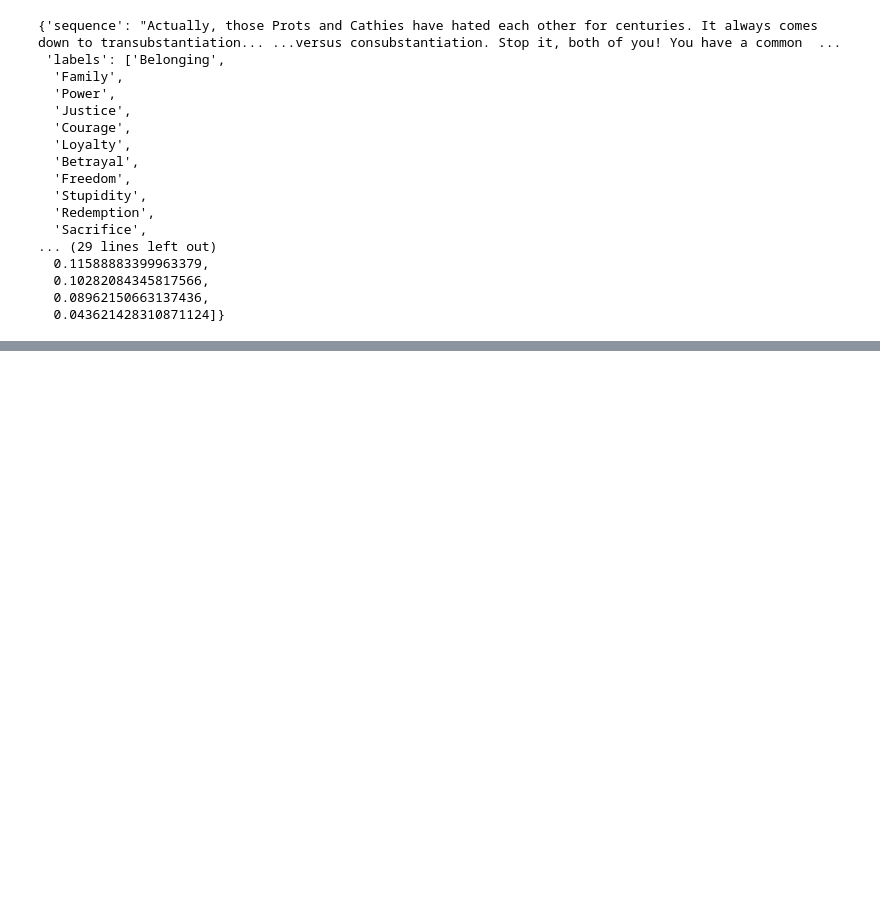
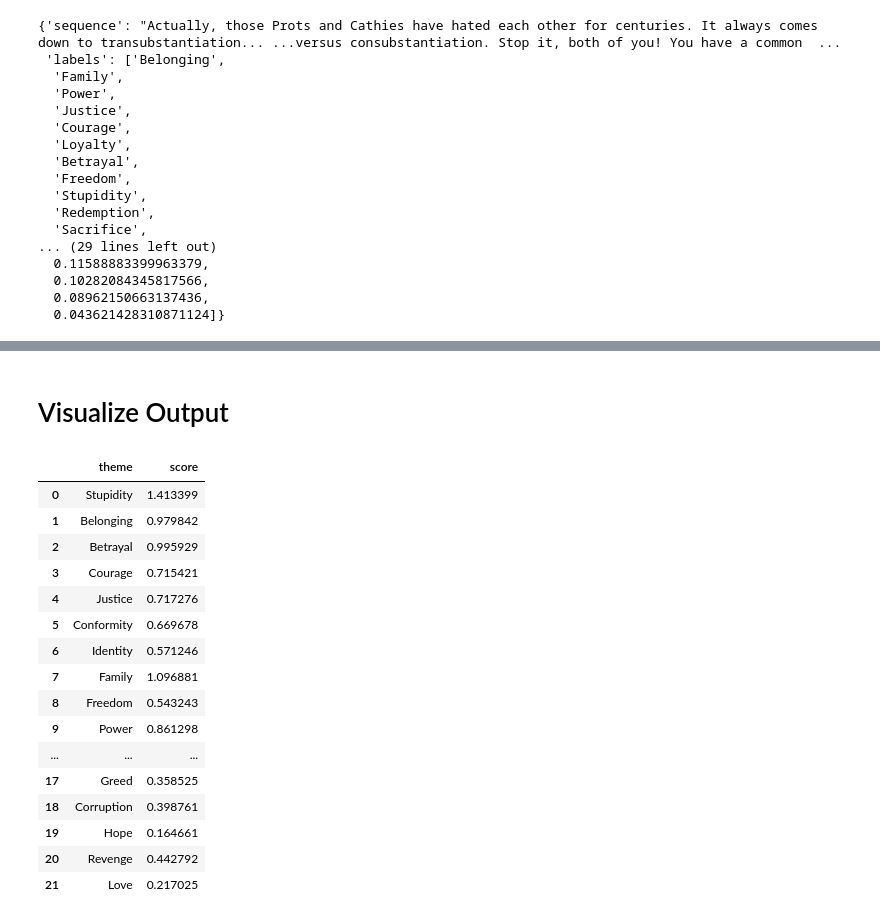
Before and after one commit to jamesbcn/the-simpsons-ai-analysis, a Jupyter notebook: theme_classifier/theme_classification_development.ipynb, the cells around one changed output, grey strips where cells are left out. Saved outputs shown, nothing was run; the diff lists cells and outputs as text; code cells hidden in the pictures; blank space fills up the shorter version.

```diff
--- a/theme_classifier/theme_classification_development.ipynb
+++ b/theme_classifier/theme_classification_development.ipynb
@@ -258,0 +315,2 @@ theme_output[1]
+# %%
+df = df.head(2)
@@ -258,0 +356,24 @@ theme_output[1]
+# %% [markdown]
+# Visualize Output
+# %%
+theme_output = df.drop(['episode','script'],axis=1).sum().reset_index()
+theme_output.columns = ['theme','score']
+theme_output
+# %% [output]
+|  | theme | score |
+| 0 | Stupidity | 1.413399 |
+| 1 | Belonging | 0.979842 |
+| 2 | Betrayal | 0.995929 |
+| 3 | Courage | 0.715421 |
+| 4 | Justice | 0.717276 |
+| 5 | Conformity | 0.669678 |
+| 6 | Identity | 0.571246 |
+| 7 | Family | 1.096881 |
+| 8 | Freedom | 0.543243 |
+| 9 | Power | 0.861298 |
+| ... | ... | ... |
+| 17 | Greed | 0.358525 |
+| 18 | Corruption | 0.398761 |
+| 19 | Hope | 0.164661 |
+| 20 | Revenge | 0.442792 |
+| 21 | Love | 0.217025 |
```
Also changed, not shown: parts of 14 cells of this notebook, 8 other files.
